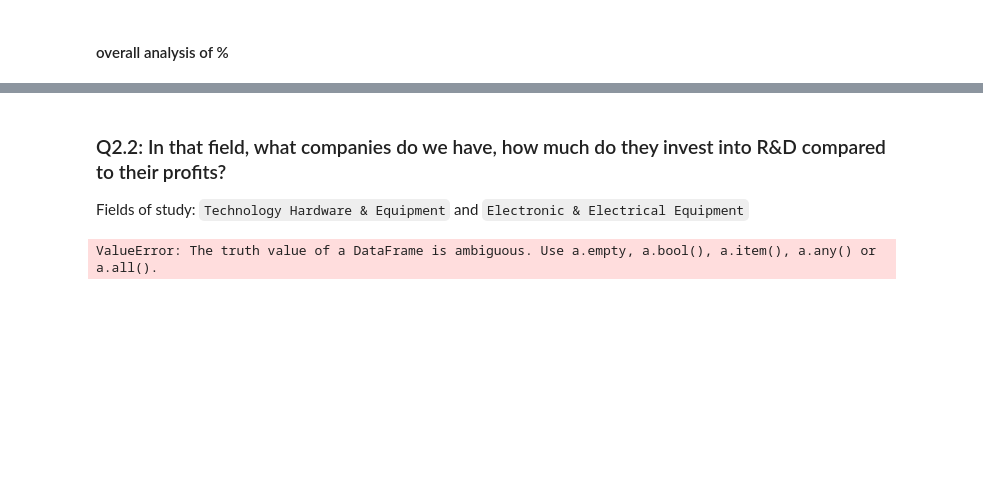
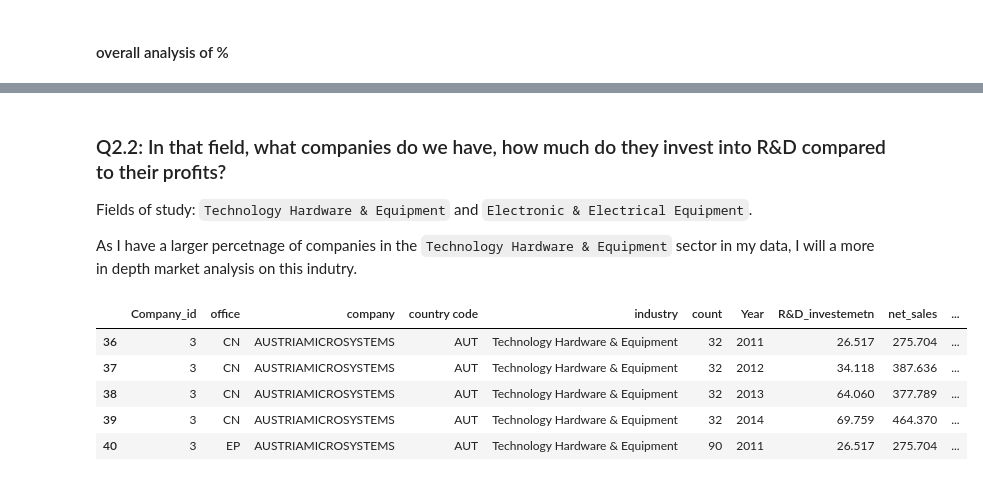
Before and after one commit to FHnt97/Project-Week-8-Final-Project, a Jupyter notebook: your-project/01_code/03_BONUS.ipynb, the cells around one changed output, grey strips where cells are left out. Drawn from its saved outputs; the diff is of its cells as text; code cells hidden in the pictures; blank space fills up the shorter version.

````diff
--- a/your-project/01_code/03_BONUS.ipynb
+++ b/your-project/01_code/03_BONUS.ipynb
@@ -294,8 +301,17 @@ go.Figure(data = [patent_pie,company_pie ], layout = layout)
 [interactive output not drawn]
 # %% [markdown]
 ### Q2.2: In that field, what companies do we have, how much do they invest into R&D compared to their profits?
-Fields of study: ```Technology Hardware & Equipment``` and ```Electronic & Electrical Equipment```
+Fields of study: ```Technology Hardware & Equipment``` and ```Electronic & Electrical Equipment```.
+
+As I have a larger percetnage of companies in the ```Technology Hardware & Equipment``` sector in my data, I will a more in depth market analysis on this indutry.
 # %%
-dfm = dfm[dfm["industry"] == "Electronic & Electrical Equipment"]|[dfm["industry"] == "Technology Hardware & Equipment"]
+# selecting industry
+df_industry = dfm[dfm["industry"] == "Technology Hardware & Equipment"]
+df_industry.head()
 # %% [output]
-ValueError: The truth value of a DataFrame is ambiguous. Use a.empty, a.bool(), a.item(), a.any() or a.all().
+|  | Company_id | office | company | country code | industry | count | Year | R&D_investemetn | net_sales | ... |
+| 36 | 3 | CN | AUSTRIAMICROSYSTEMS | AUT | Technology Hardware & Equipment | 32 | 2011 | 26.517 | 275.704 | ... |
+| 37 | 3 | CN | AUSTRIAMICROSYSTEMS | AUT | Technology Hardware & Equipment | 32 | 2012 | 34.118 | 387.636 | ... |
+| 38 | 3 | CN | AUSTRIAMICROSYSTEMS | AUT | Technology Hardware & Equipment | 32 | 2013 | 64.060 | 377.789 | ... |
+| 39 | 3 | CN | AUSTRIAMICROSYSTEMS | AUT | Technology Hardware & Equipment | 32 | 2014 | 69.759 | 464.370 | ... |
+| 40 | 3 | EP | AUSTRIAMICROSYSTEMS | AUT | Technology Hardware & Equipment | 90 | 2011 | 26.517 | 275.704 | ... |
````
Also changed, not shown: parts of 15 cells of this notebook.
